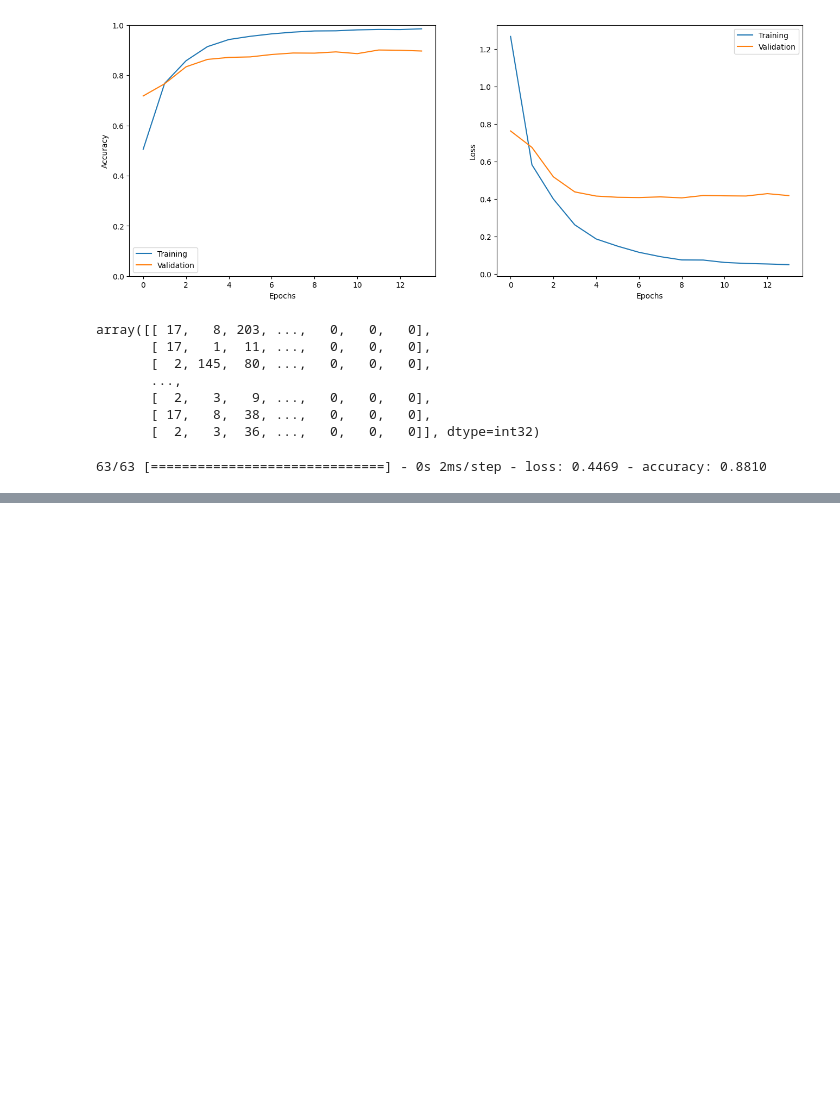
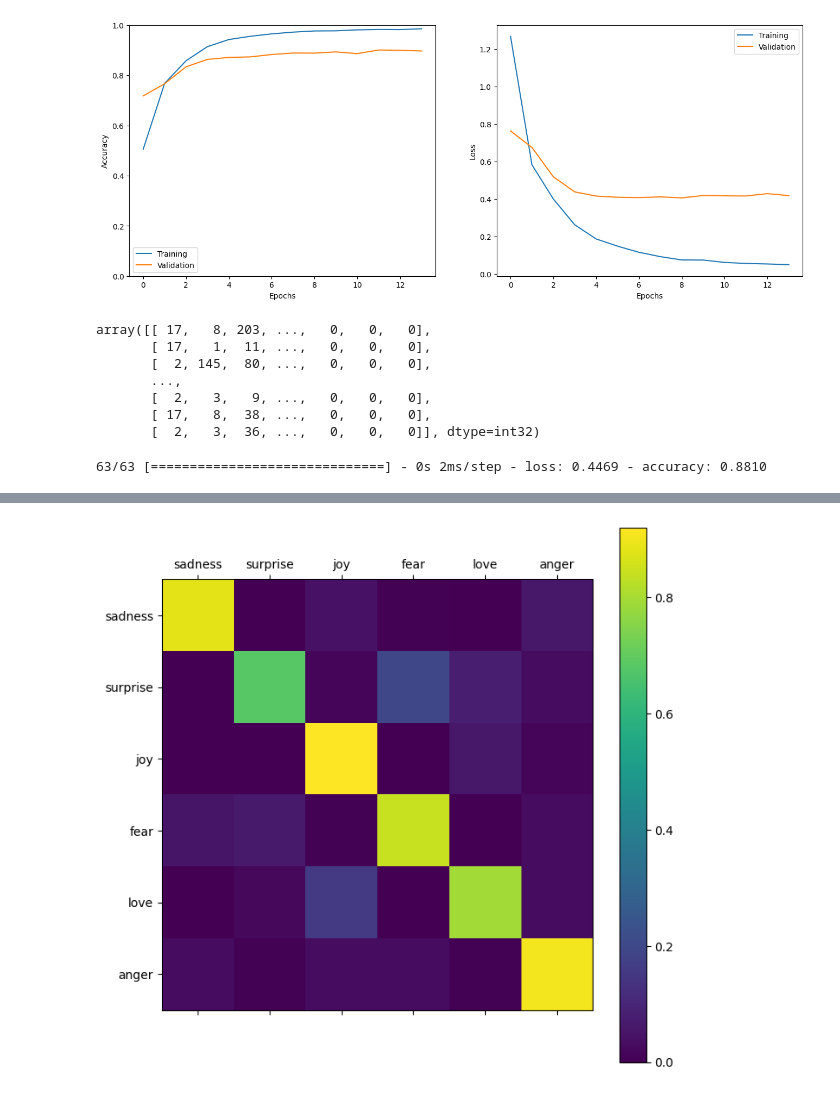
Before and after one commit to thecoolanika/TweetEmotionRecognition, a Jupyter notebook: Tweet_Emotion_Recognition_Learner.ipynb, the cells around one changed output, grey strips where cells are left out. Drawn from its saved outputs; the diff is of its cells as text; code cells hidden in the pictures; blank space fills up the shorter version.

```diff
--- a/Tweet_Emotion_Recognition_Learner.ipynb
+++ b/Tweet_Emotion_Recognition_Learner.ipynb
@@ -336,0 +353,3 @@ test_results= model.evaluate(test_seq, test_labels)
+# %%
+preds = model.predict(test_seq)
+preds = np.argmax(preds, axis=1)
@@ -336,0 +358,4 @@ test_results= model.evaluate(test_seq, test_labels)
+# %%
+show_confusion_matrix(test_labels, preds, list(classes))
+# %% [output]
+[figure, added]
```
Also changed, not shown: parts of 3 cells of this notebook.
